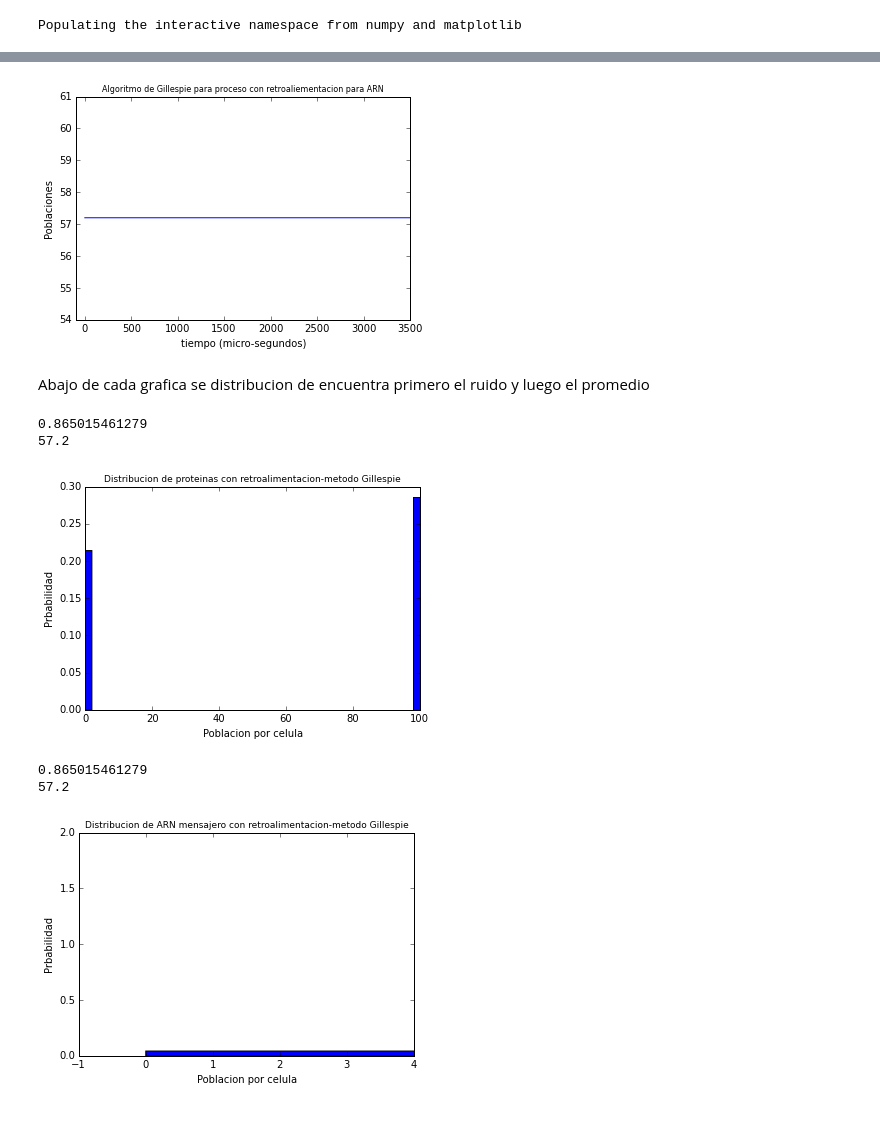
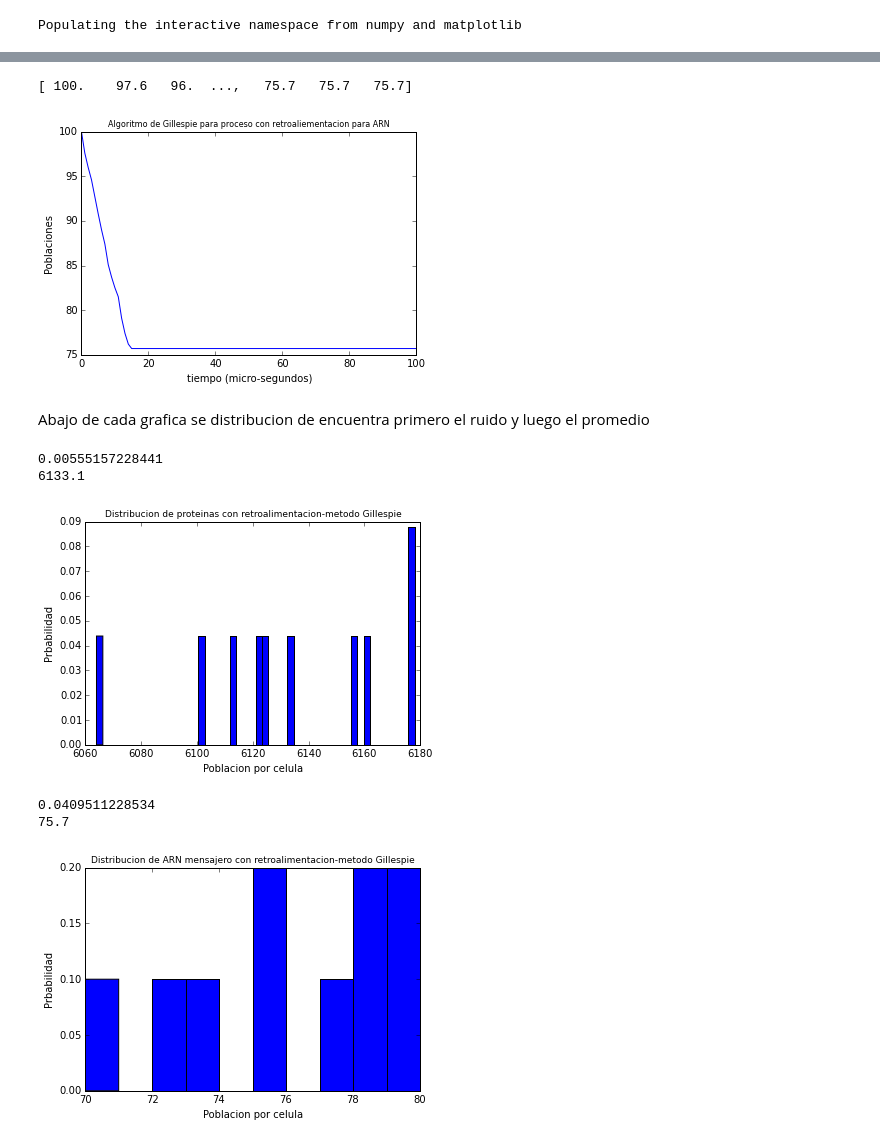
Before and after one commit to JuanDiegoArango/Simulaciones-Biologia-Sintetica, a Jupyter notebook: Tarea 4 Biologia de sistemas/Punto 4/h=-2.ipynb, the cells around one changed output, grey strips where cells are left out. Drawn from its saved outputs; the diff is of its cells as text; code cells hidden in the pictures.

```diff
--- a/Tarea 4 Biologia de sistemas/Punto 4/h=-2.ipynb
+++ b/Tarea 4 Biologia de sistemas/Punto 4/h=-2.ipynb
@@ -10,8 +10,8 @@ kr=1.0/1.0
 kp=50.0
 k=100
 
-tiempo=1.0/gp
-numero_de_celulas=250
+tiempo=0.05/gp
+numero_de_celulas=10
 
 p=zeros((numero_de_celulas,tiempo*10000))
 r=zeros((numero_de_celulas,tiempo*10000))
@@ -34,6 +19,7 @@ La única diferencia entre esta implementación y la que se usa anteriormente, e
 # %%
-tamano=10000
+tamano=10000.0
 for j in range (0,numero_de_celulas):
+    print j
     p0=zeros(tiempo*10000)
     r0=zeros(tiempo*10000)
     r0[0]=100.0
@@ -114,18 +108,20 @@ plt.savefig('Simulacion gillespie retroalimentada proteina.pdf',dpi=350)
 # %%
 ylabel('Poblaciones')
 xlabel('tiempo (micro-segundos)')
-fig=plot(b)
-xlim(-100,3500)
+plot(b)
+print b
+xlim(0,100)
 title("Algoritmo de Gillespie para proceso con retroaliementacion para ARN",size=8)
 plt.savefig('Simulacion gillespie retroalimentada ARN.pdf',dpi=350)
 # %% [output]
+[ 100.    97.6   96.  ...,   75.7   75.7   75.7]
-[figure, old version]
+[figure, new version]
 # %%
 c=len(a)-1
 distribucionp=empty(0)
 distribucionr=empty(0)
 
-for i in range (0,250):
+for i in range (0,10):
     distribucionp=append(distribucionp,[p2[i][c]])
     distribucionr=append(distribucionr,[r2[i][c]])
 # %% [markdown]
@@ -136,29 +132,27 @@ title("Distribucion de proteinas con retroalimentacion-metodo Gillespie",size=9)
 ylabel('Prbabilidad')
 xlabel('Poblacion por celula')
 plt.savefig('Distribucion de proteinas retroalimetada.pdf',dpi=350)
-a= std(distribucionp)
-b= mean(distribucionp)
-ruido=a/b
+r= std(distribucionp)
+l= mean(distribucionp)
+ruido=r/l
 print ruido
-print b
+print l
 # %% [output]
-0.865015461279
-57.2
+0.00555157228441
+6133.1
-[figure, old version]
+[figure, new version]
 # %%
 fig=count, bins, ignored = plt.hist(distribucionr, 10,normed=True)
 title("Distribucion de ARN mensajero con retroalimentacion-metodo Gillespie",size=9)
 ylabel('Prbabilidad')
 xlabel('Poblacion por celula')
-xlim(-1,4)
-ylim(0,2)
 plt.savefig('Distribucion de ARN mensajero retroalimetada.pdf',dpi=350)
 c= std(distribucionr)
 d = mean(distribucionr)
 ruido=c/d
 print ruido
 print d
 # %% [output]
-0.865015461279
-57.2
+0.0409511228534
+75.7
-[figure, old version]
+[figure, new version]
```
Also changed, not shown: parts of 4 cells of this notebook, 4 other files.
